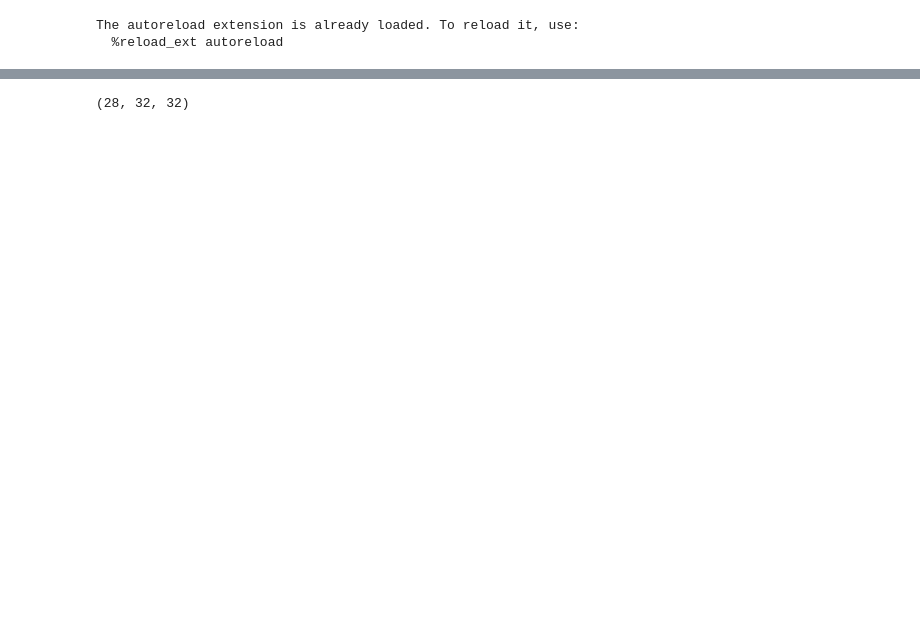
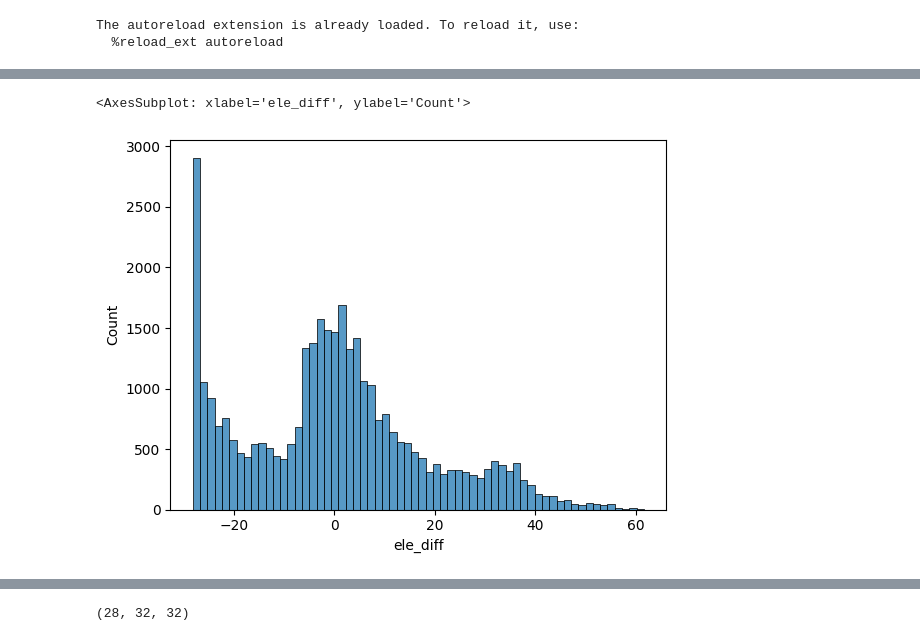
Before and after one commit to b-fa-ce/future_proofing_cities, a Jupyter notebook: notebooks/model/model.ipynb, the cells around one changed output, grey strips where cells are left out. Cells and saved outputs as stored; diff of their text form; code cells hidden in the pictures; blank space fills up the shorter version.

```diff
--- a/notebooks/model/model.ipynb
+++ b/notebooks/model/model.ipynb
@@ -27,0 +28,3 @@ preprocessor = create_features_preprocessor()
+# %%
+df = pd.read_csv("../../data/processed_data/Paris/correct_paris_with_building.csv")
+df.sample(5)
@@ -27,0 +41,5 @@ preprocessor = create_features_preprocessor()
+# %%
+sns.histplot(df.ele_diff)
+# %% [output]
+<AxesSubplot: xlabel='ele_diff', ylabel='Count'>
+[figure, added]
```
Also changed, not shown: parts of 43 cells of this notebook, 4 other files.
